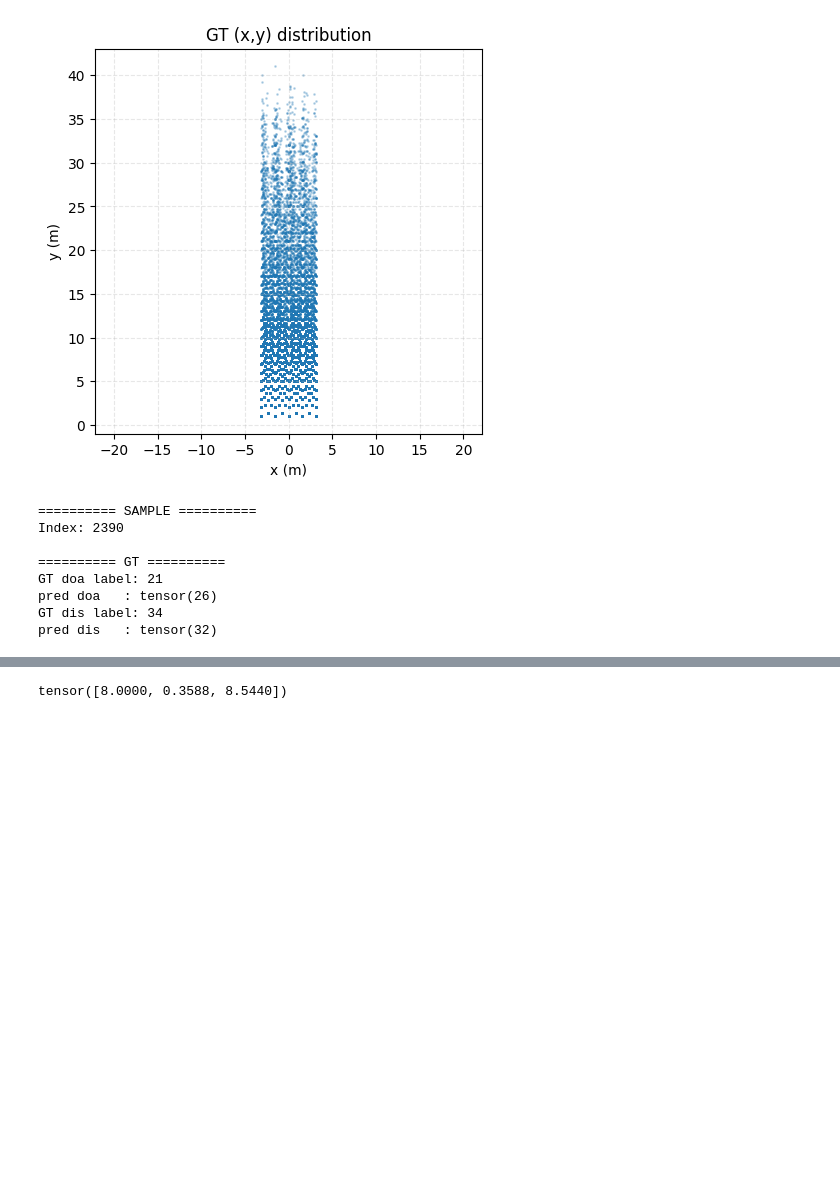
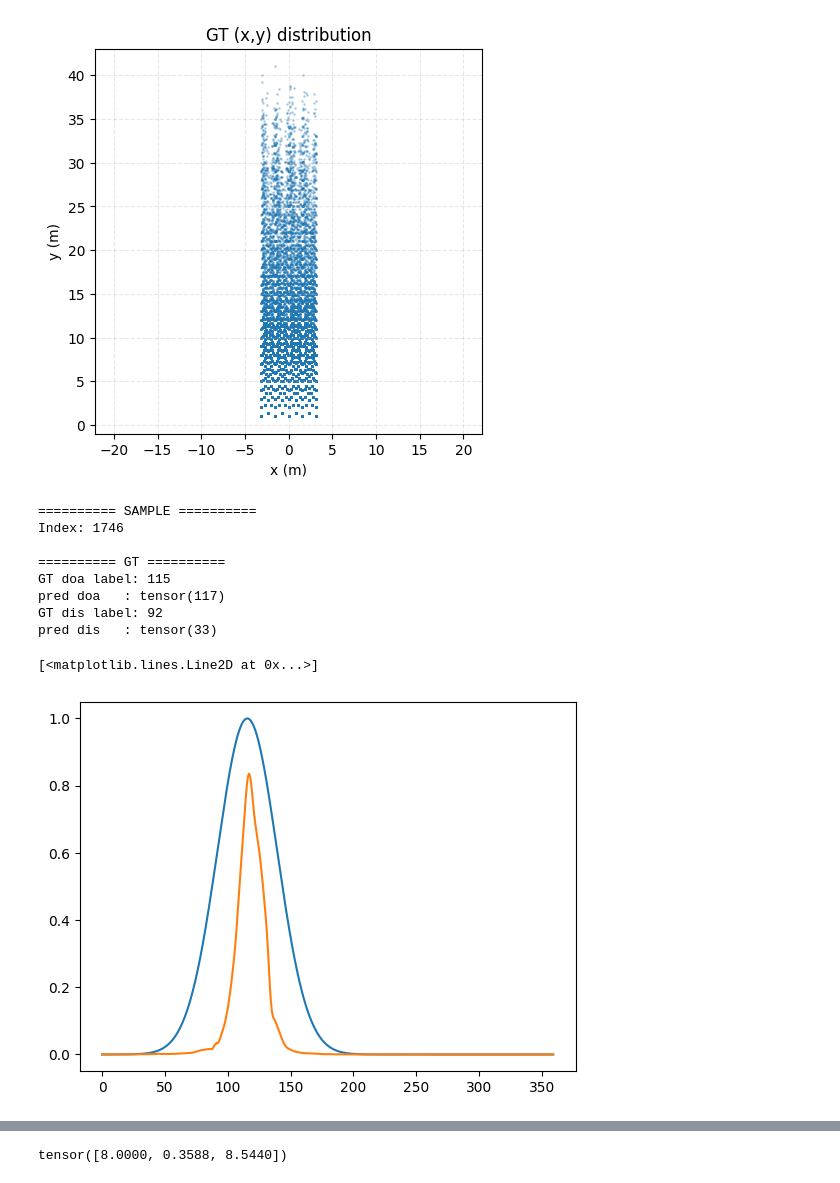
Before and after one commit to yizhuoyang/ss_nav, a Jupyter notebook: test_nertwork.ipynb, the cells around one changed output, grey strips where cells are left out. Cells and saved outputs as stored; diff of their text form; code cells hidden in the pictures; blank space fills up the shorter version.

```diff
--- a/test_nertwork.ipynb
+++ b/test_nertwork.ipynb
@@ -49,7 +49,7 @@ PREDICT_LABEL = False
 PREDICT_LOCATION = True
 
 # 可选：加载 ckpt（设为 None 就不加载）
-CKPT_PATH = "/home/Disk/yyz/sound-spaces/weights/savi_ours2/ckpt.19.pth"   # or None
+CKPT_PATH = "/home/Disk/yyz/sound-spaces/data/models/savi_final_depth_ipd/ckpt.18.pth"   # or None
 
 
 # -----------------------
@@ -191,38 +191,45 @@ label  18: 1975
 [figure]
 [figure]
 # %%
+import matplotlib.pyplot as plt
 # -----------------------
 # 4) 取一个 sample，跑一次 forward
 # -----------------------
 # for SAMPLE_INDEX in range(100,200):
-SAMPLE_INDEX = 2390
+SAMPLE_INDEX = 1746
 (inputs_list, gt) = dataset[SAMPLE_INDEX]      # inputs_list = [spectrogram], gt shape (3,)
 spectrogram = inputs_list[0]                  # torch tensor, shape (2, 65, 26)
+depth       = inputs_list[1]                  # torch tensor, shape (1, 128, 128)
 gt_doa, gt_dis = gt
 # 加 batch 维度 -> (1, 2, 65, 26)
-x = spectrogram.unsqueeze(0).to(DEVICE, dtype=torch.float32)
+spec = spectrogram.unsqueeze(0).to(DEVICE, dtype=torch.float32)
+depth = depth.unsqueeze(0).to(DEVICE, dtype=torch.float32)
 
 with torch.no_grad():
-    pred_doa,pred_dis = model({"spectrogram": x})          # shape: (1, C) or (1, C+2) or (1,2)
+    pred_doa,pred_dis = model({"spectrogram": spec, "depth":depth})          # shape: (1, C) or (1, C+2) or (1,2)
     pred_doa = pred_doa.squeeze(0).cpu()
     pred_dis = pred_dis.squeeze(0).cpu()
 
 gt_doa_np = gt_doa.cpu().numpy() if torch.is_tensor(gt_doa) else np.array(gt_doa)
 gt_dis_np = gt_dis.cpu().numpy() if torch.is_tensor(gt_dis) else np.array(gt_dis)
 print("========== SAMPLE ==========")
 print("Index:", SAMPLE_INDEX)
 print("\n========== GT ==========")
 # gt[0] 是 label index；gt[1:] 是 (x,y)
 print("GT doa label:", int(np.argmax(gt_doa_np)))
 print("pred doa   :", np.argmax(pred_doa))
 print("GT dis label:", int(np.argmax(gt_dis)))
 print("pred dis   :", np.argmax(pred_dis))
+plt.plot(gt_doa_np)
+plt.plot(pred_doa)
 # %% [output]
 ========== SAMPLE ==========
-Index: 2390
+Index: 1746
 
 ========== GT ==========
-GT doa label: 21
-pred doa   : tensor(26)
-GT dis label: 34
-pred dis   : tensor(32)
+GT doa label: 115
+pred doa   : tensor(117)
+GT dis label: 92
+pred dis   : tensor(33)
+[<matplotlib.lines.Line2D at 0x...>]
+[figure, added]
```
Also changed, not shown: parts of 5 cells of this notebook, 8 other files.
